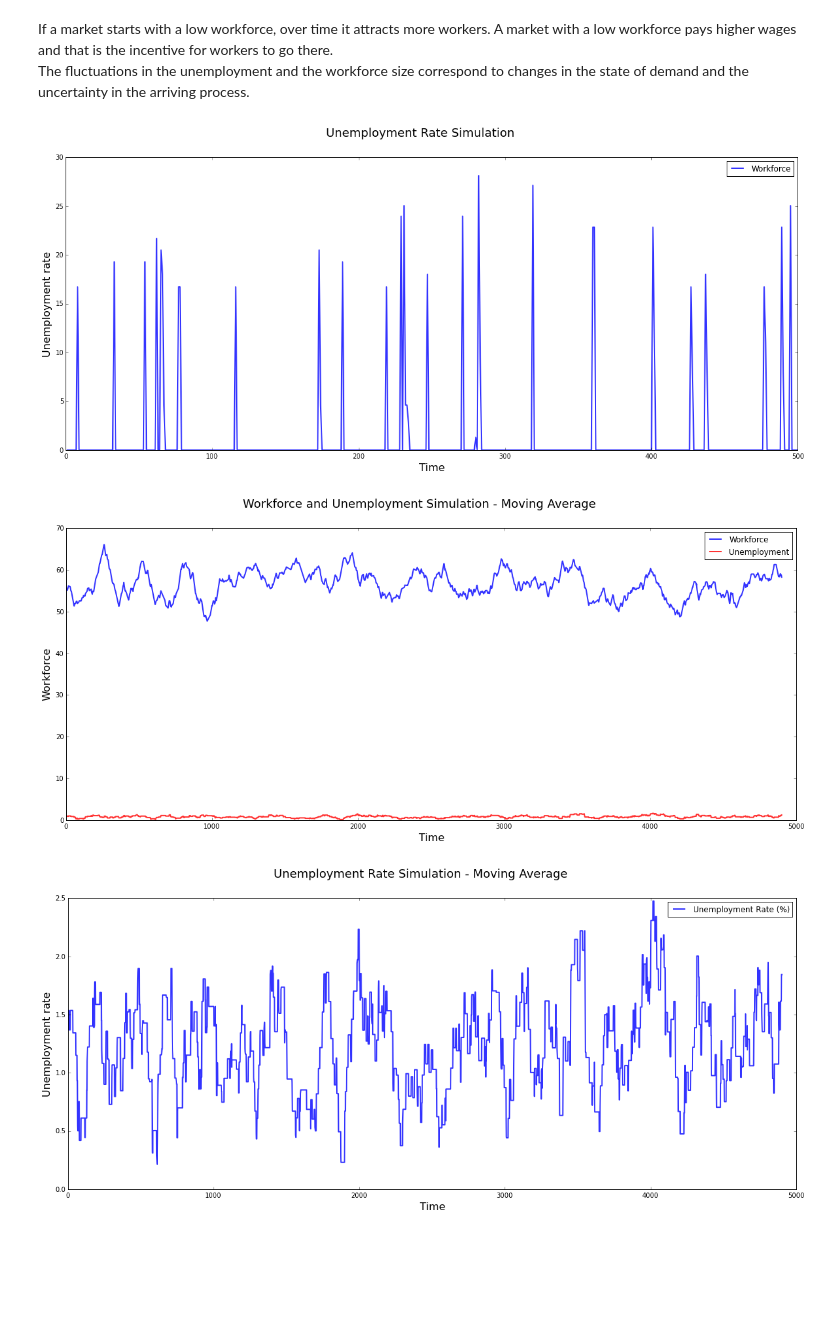
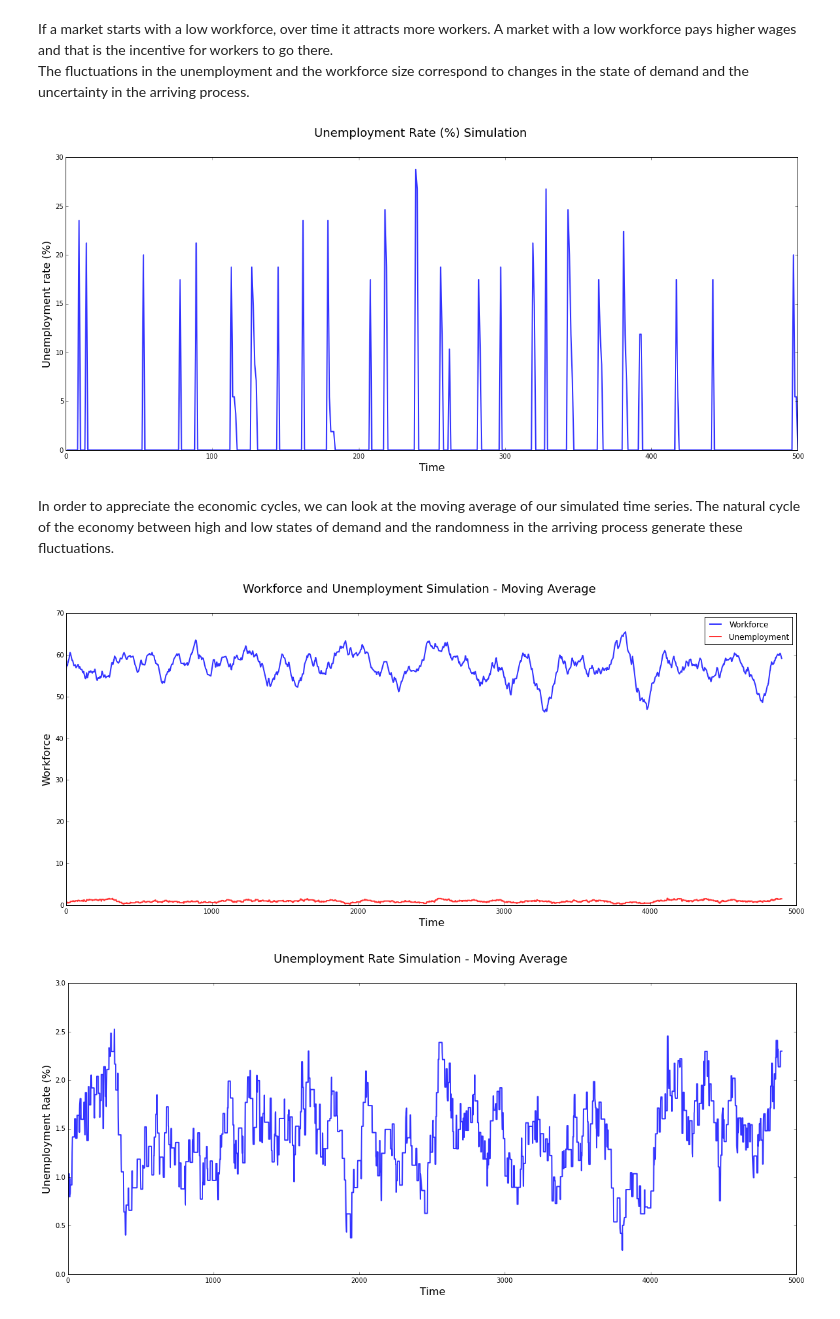
Before and after one commit to Zung-0/LucasPrescott74, a Jupyter notebook: LucasPrescott74 - Partial.ipynb, the cells around one changed output. Saved outputs shown, nothing was run; the diff lists cells and outputs as text; code cells hidden in the pictures; blank space fills up the shorter version.

```diff
--- a/LucasPrescott74 - Partial.ipynb
+++ b/LucasPrescott74 - Partial.ipynb
@@ -425,18 +426,20 @@ The fluctuations in the unemployment and the workforce size correspond to change
 # %%
 fig, ax = plt.subplots(figsize=(20,8))
 ax.set_xlabel("Time", fontsize = 16)
-ax.set_ylabel("Unemployment rate", fontsize = 16)
+ax.set_ylabel("Unemployment rate (%)", fontsize = 16)
 
-ax.plot(time[:500], unrate_history[:500], 'b-', lw = 2, alpha = .8, label = "Workforce")
+ax.plot(time[:500], unrate_history[:500], 'b-', lw = 2, alpha = .8)
 
 ax.legend(loc = 'upper right')
 
-t = 'Unemployment Rate Simulation'
+t = 'Unemployment Rate (%) Simulation'
 fig.suptitle(t, fontsize=18)
 
 plt.show()
 # %% [output]
-[figure, old version]
+[figure, new version]
+# %% [markdown]
+In order to appreciate the economic cycles, we can look at the moving average of our simulated time series. The natural cycle of the economy between high and low states of demand and the randomness in the arriving process generate these fluctuations.
 # %%
 def moving_average(a, n=3) :
     ret = np.cumsum(a, dtype=float)
@@ -444,40 +447,40 @@ def moving_average(a, n=3) :
     return ret[n - 1:] / n
 
 N = 100 # Number of periods for moving average
 
-wf_history_1 = moving_average(wf_history, n=N)
-un_history_1 = moving_average(un_history, n=N)
-unrate_history_1 = moving_average(unrate_history, n=N)
-time_1 = np.linspace(1, len(unrate_history_1), len(unrate_history_1))
+wf_history_ma = moving_average(wf_history, n=N)
+un_history_ma = moving_average(un_history, n=N)
+unrate_history_ma = moving_average(unrate_history, n=N)
+time_ma = np.linspace(1, len(unrate_history_ma), len(unrate_history_ma))
 
 #Plotting Workforce size and unemployyment
 fig, ax = plt.subplots(figsize=(20,8))
 ax.set_xlabel("Time", fontsize = 16)
 ax.set_ylabel("Workforce", fontsize = 16)
 
-ax.plot(time_1, wf_history_1, 'b-', lw = 2, alpha = .8, label = "Workforce")
-ax.plot(time_1, un_history_1, 'r-', lw = 2, alpha = .8, label = "Unemployment")
+ax.plot(time_ma, wf_history_ma, 'b-', lw = 2, alpha = .8, label = "Workforce")
+ax.plot(time_ma, un_history_ma, 'r-', lw = 2, alpha = .8, label = "Unemployment")
 
 ax.legend(loc = 'upper right')
 
 t = 'Workforce and Unemployment Simulation - Moving Average'
 fig.suptitle(t, fontsize=18)
 
 plt.show()
 
 #Plotting the unemployment rate
 fig, ax = plt.subplots(figsize=(20,8))
 ax.set_xlabel("Time", fontsize = 16)
-ax.set_ylabel("Unemployment rate", fontsize = 16)
+ax.set_ylabel("Unemployment Rate (%)", fontsize = 16)
 
-ax.plot(time_1, unrate_history_1, 'b-', lw = 2, alpha = .8, label = "Unemployment Rate (%)")
+ax.plot(time_ma, unrate_history_ma, 'b-', lw = 2, alpha = .8)
 
 ax.legend(loc = 'upper right')
 
 t = 'Unemployment Rate Simulation - Moving Average'
 fig.suptitle(t, fontsize=18)
 
 plt.show()
 # %% [output]
-[figure, old version]
+[figure, new version]
-[figure, old version]
+[figure, new version]
```
Also changed, not shown: parts of 18 cells of this notebook, 2 other files.
